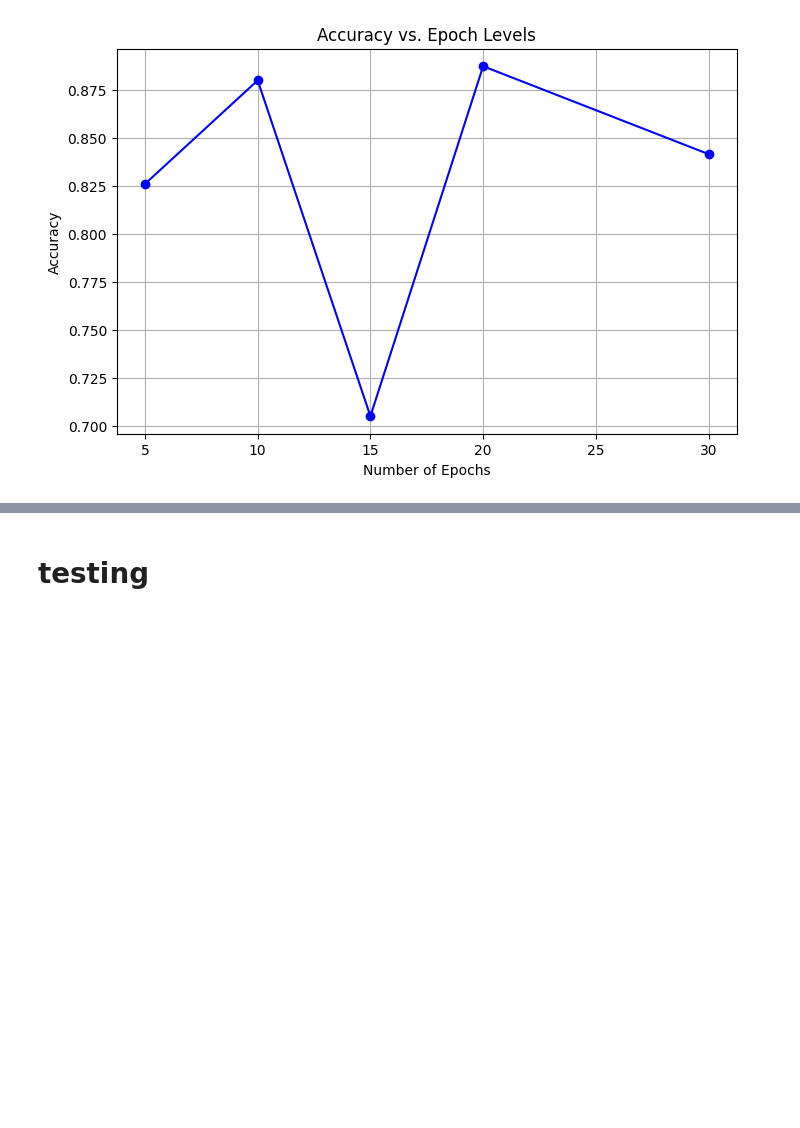
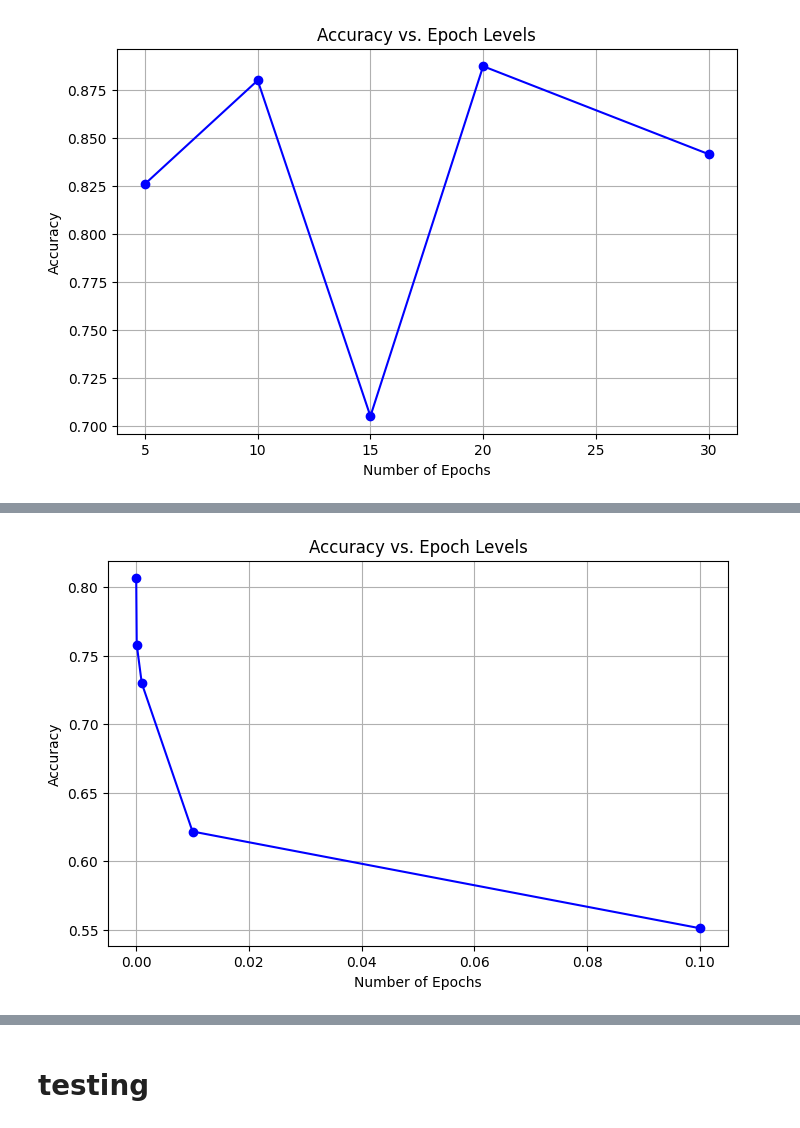
Before and after one commit to ronakjain1234/DataScienceLabFinalProject, a Jupyter notebook: DataPreprocessing/NN.ipynb, the cells around one changed output, grey strips where cells are left out. Drawn from its saved outputs; the diff is of its cells as text; code cells hidden in the pictures; blank space fills up the shorter version.

```diff
--- a/DataPreprocessing/NN.ipynb
+++ b/DataPreprocessing/NN.ipynb
@@ -357,0 +507,11 @@ plt.show()
+# %%
+import matplotlib.pyplot as plt
+plt.figure(figsize=(8, 5))
+plt.plot(weight_decay_values, accuracy_values, marker='o', linestyle='-', color='b')
+plt.title('Accuracy vs. Epoch Levels')
+plt.xlabel('Number of Epochs')
+plt.ylabel('Accuracy')
+plt.grid()
+plt.show()
+# %% [output]
+[figure, added]
```
Also changed, not shown: parts of 4 cells of this notebook.
